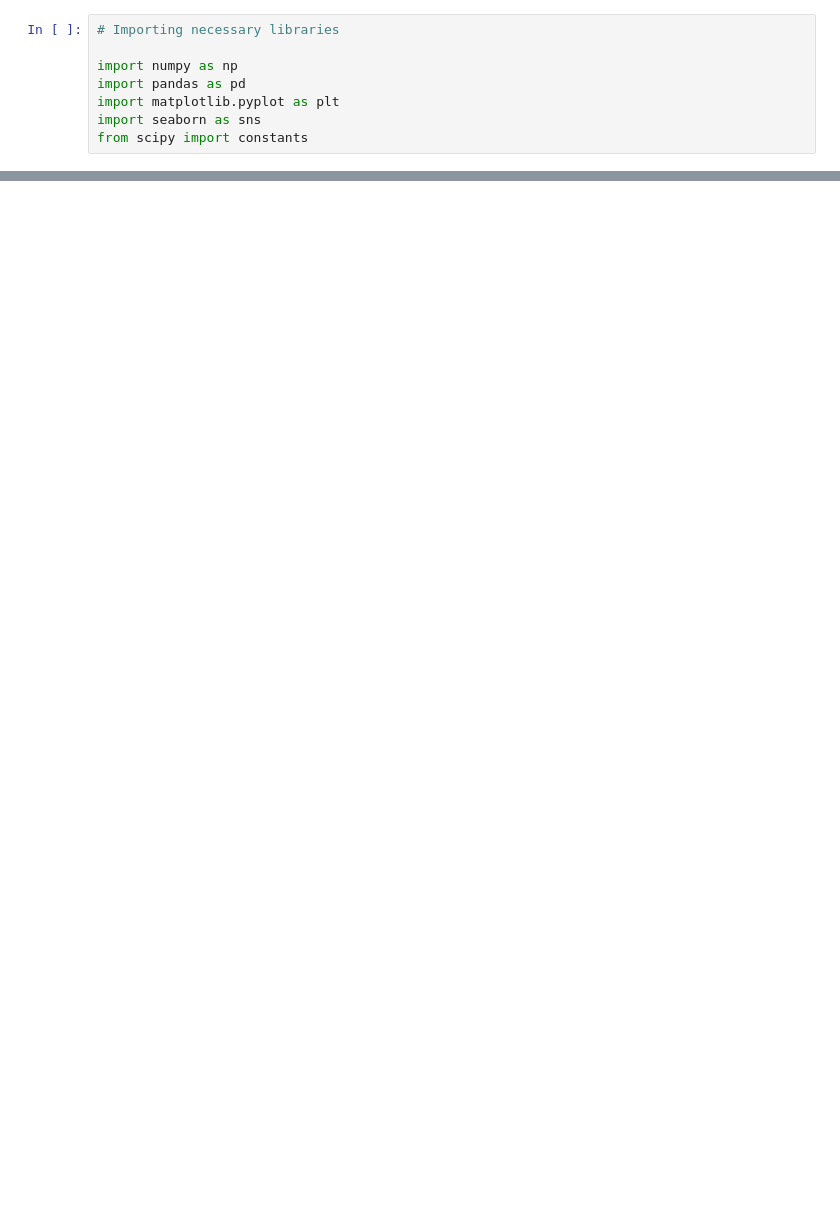
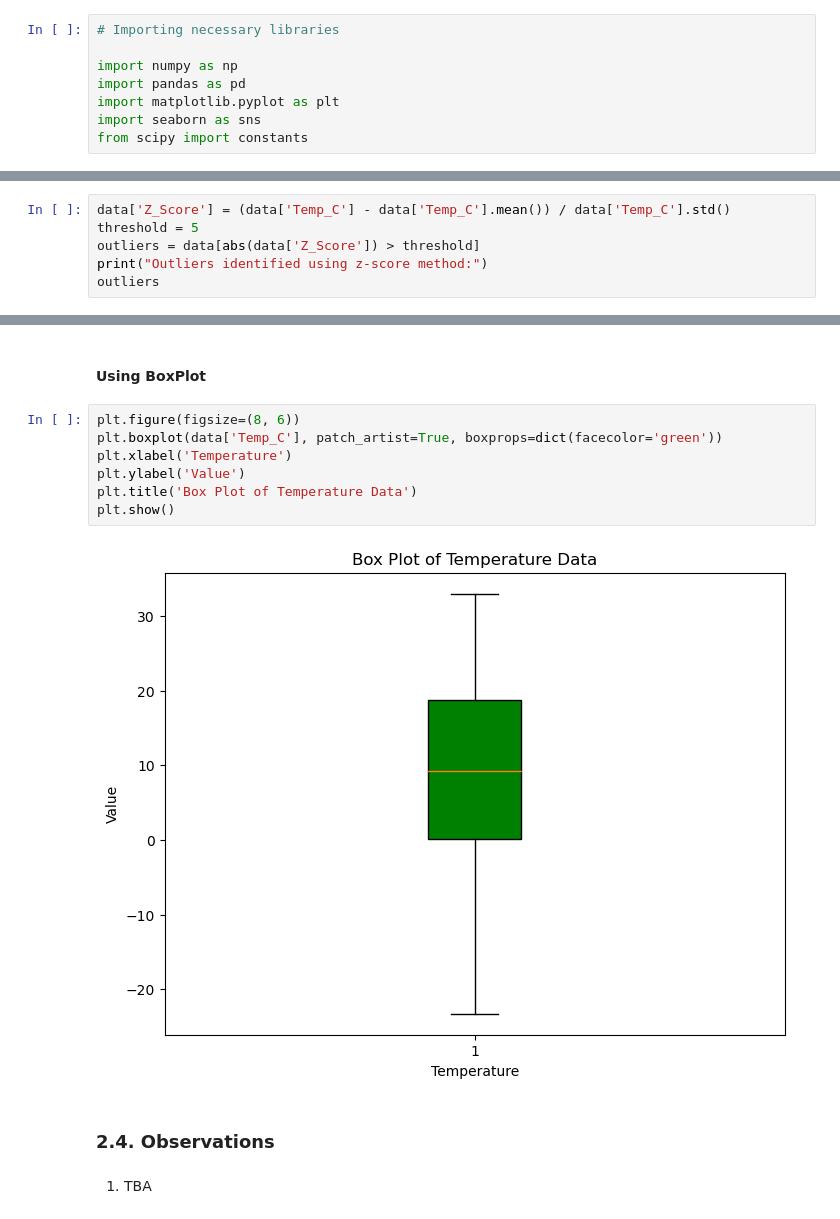
Before and after one commit to thamsonantony/SP24BUAN651FO-Intro-to-Data-and-Programming-Final-Project, a Jupyter notebook: arockiasamyt_final_project/arockiasamyt_final_project.ipynb, the cells around one changed output, grey strips where cells are left out. Drawn from its saved outputs; the diff is of its cells as text; blank space fills up the shorter version.

```diff
--- a/arockiasamyt_final_project/arockiasamyt_final_project.ipynb
+++ b/arockiasamyt_final_project/arockiasamyt_final_project.ipynb
@@ -70,0 +198,6 @@ plt.show()
+# %%
+data['Z_Score'] = (data['Temp_C'] - data['Temp_C'].mean()) / data['Temp_C'].std()
+threshold = 5
+outliers = data[abs(data['Z_Score']) > threshold]
+print("Outliers identified using z-score method:")
+outliers
@@ -70,0 +207,15 @@ plt.show()
+# %% [markdown]
+<H4> Using BoxPlot
+# %%
+plt.figure(figsize=(8, 6))
+plt.boxplot(data['Temp_C'], patch_artist=True, boxprops=dict(facecolor='green'))
+plt.xlabel('Temperature')
+plt.ylabel('Value')
+plt.title('Box Plot of Temperature Data')
+plt.show()
+# %% [output]
+[figure, added]
+# %% [markdown]
+### 2.4. Observations
+# %% [markdown]
+1. TBA
```
Also changed, not shown: parts of 68 cells of this notebook, 1 other file.
